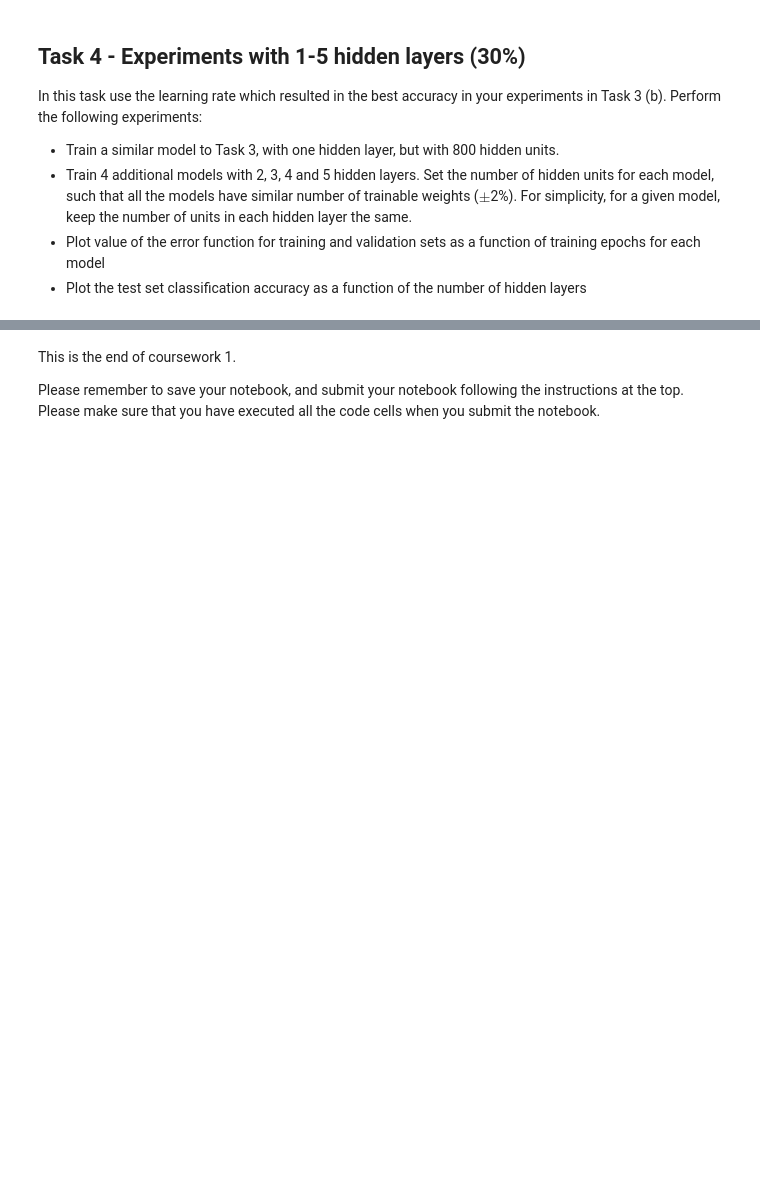
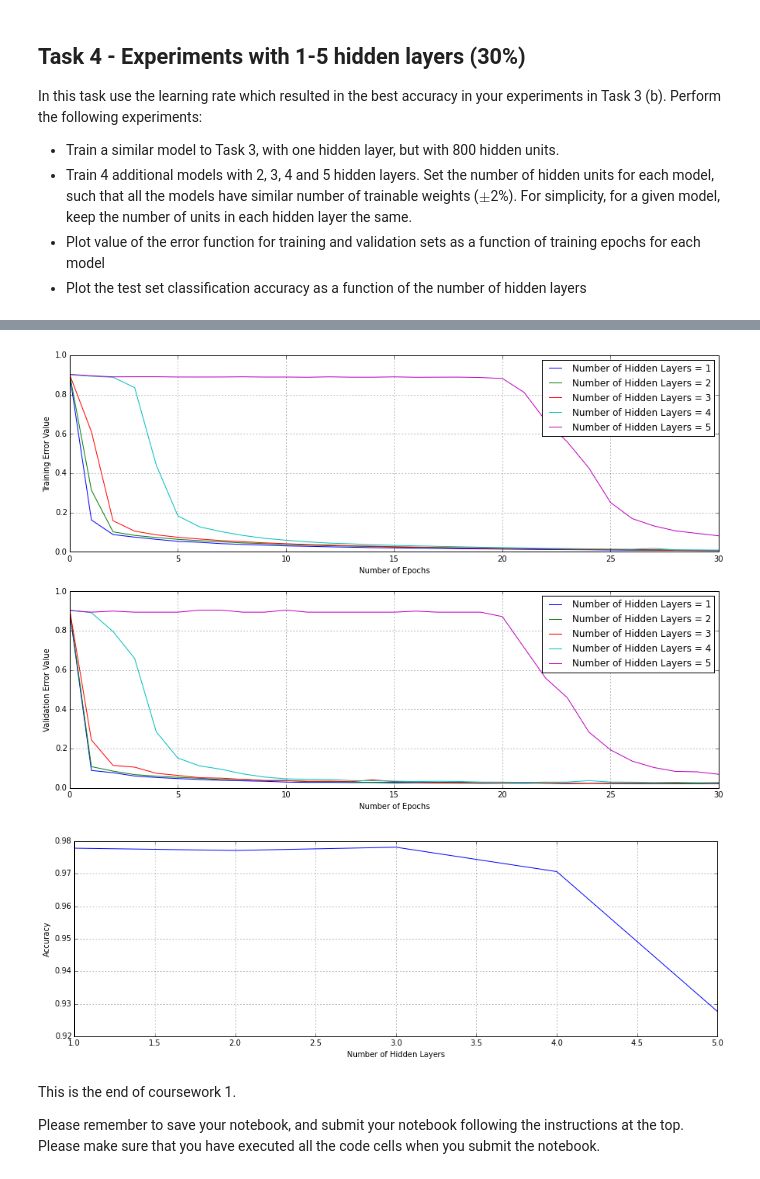
Before and after one commit to mingles-/mlp, a Jupyter notebook: 03_MLP_Coursework1.ipynb, the cells around one changed output, grey strips where cells are left out. Drawn from its saved outputs; the diff is of its cells as text; code cells hidden in the pictures; blank space fills up the shorter version.

```diff
--- a/03_MLP_Coursework1.ipynb
+++ b/03_MLP_Coursework1.ipynb
@@ -457,11 +485,14 @@ In this task use the learning rate which resulted in the best accuracy in your e
 # %%
 # include here the complete code that constructs the model, performs training,
 # and prints the error and accuracy for train/valid/test
+%matplotlib inline
 
+import numpy
 import logging
+import matplotlib.pyplot as plt
 
 logger = logging.getLogger()
-logger.setLevel(logging.INFO)
+logger.setLevel(logging.WARNING)
 
 from mlp.layers import MLP, Linear, Sigmoid, Softmax #import required layer types
 from mlp.optimisers import SGDOptimiser #import the optimiser
@@ -469,7 +500,7 @@ from mlp.dataset import MNISTDataProvider #import data provider
 from mlp.costs import MSECost, CECost #import the cost we want to use for optimisation
 from mlp.schedulers import LearningRateFixed
 
-error_rates = []
+accuracies = []
 plt.figure(figsize=(15, 10))
 
 for i in range(1,6):
@@ -506,22 +537,22 @@ for i in range(1,6):
 
     # define the optimiser, here stochasitc gradient descent
     # with fixed learning rate and max_epochs as stopping criterion
-    lr_scheduler = LearningRateFixed(learning_rate=0.5, max_epochs=4)
+    lr_scheduler = LearningRateFixed(learning_rate=0.5, max_epochs=30)
     optimiser = SGDOptimiser(lr_scheduler=lr_scheduler)
 
-    logger.info('Initialising data providers...')
+    logger.warning('Initialising data providers...')
     train_dp = MNISTDataProvider(dset='train', batch_size=100, max_num_batches=-10, randomize=True)
     valid_dp = MNISTDataProvider(dset='valid', batch_size=100, max_num_batches=-10, randomize=False)
 
     logger.warning('Training started for model with {0} hidden layers...'.format(i))
     training_stats, validation_stats = optimiser.train(model, train_dp, valid_dp)
 
-    logger.info('Testing the model on test set:')
+    logger.warning('Testing the model on test set:')
     test_dp = MNISTDataProvider(dset='eval', batch_size=100, max_num_batches=-10, randomize=False)
     cost, accuracy = optimiser.validate(model, test_dp)
-    logger.info('MNIST test set accuracy is %.2f %% (cost is %.3f)'%(accuracy*100., cost))
+    logger.warning('MNIST test set accuracy is %.2f %% (cost is %.3f)'%(accuracy*100., cost))
 
-    error_rates.append(1-accuracy)
+    accuracies.append(accuracy)
 
     plt.subplot(2,1,1)
     train_errors = []
@@ -538,16 +569,26 @@ for i in range(1,6):
     plt.plot(validation_errors, label="Number of Hidden Layers = " + str(i))
 
 plt.subplot(2,1,1)
-plt.xlabel("Number of Hidden Layers")
+plt.xlabel("Number of Epochs")
 plt.ylabel("Training Error Value")
 plt.legend()
 plt.grid()
 
 plt.subplot(2,1,2)
-plt.xlabel("Number of Hidden Layers")
+plt.xlabel("Number of Epochs")
 plt.ylabel("Validation Error Value")
 plt.legend()
 plt.grid()
 
-plt.show
+plt.show()
+plt.figure(figsize=(15, 10))
+
+plt.subplot(2,1,1)
+plt.plot([1,2,3,4,5], accuracies)
+plt.xlabel("Number of Hidden Layers")
+plt.ylabel("Accuracy")
+plt.legend()
+plt.grid()
+
+plt.show()
 # %% [output]
@@ -571,3 +615,5 @@ INFO:mlp.optimisers:Epoch 0: Validation cost (ce) for random model is 2.399. Acc
+[figure, added]
+[figure, added]
 # %% [markdown]
 This is the end of coursework 1.
 
```
Also changed, not shown: parts of 8 cells of this notebook, 2 other files.
